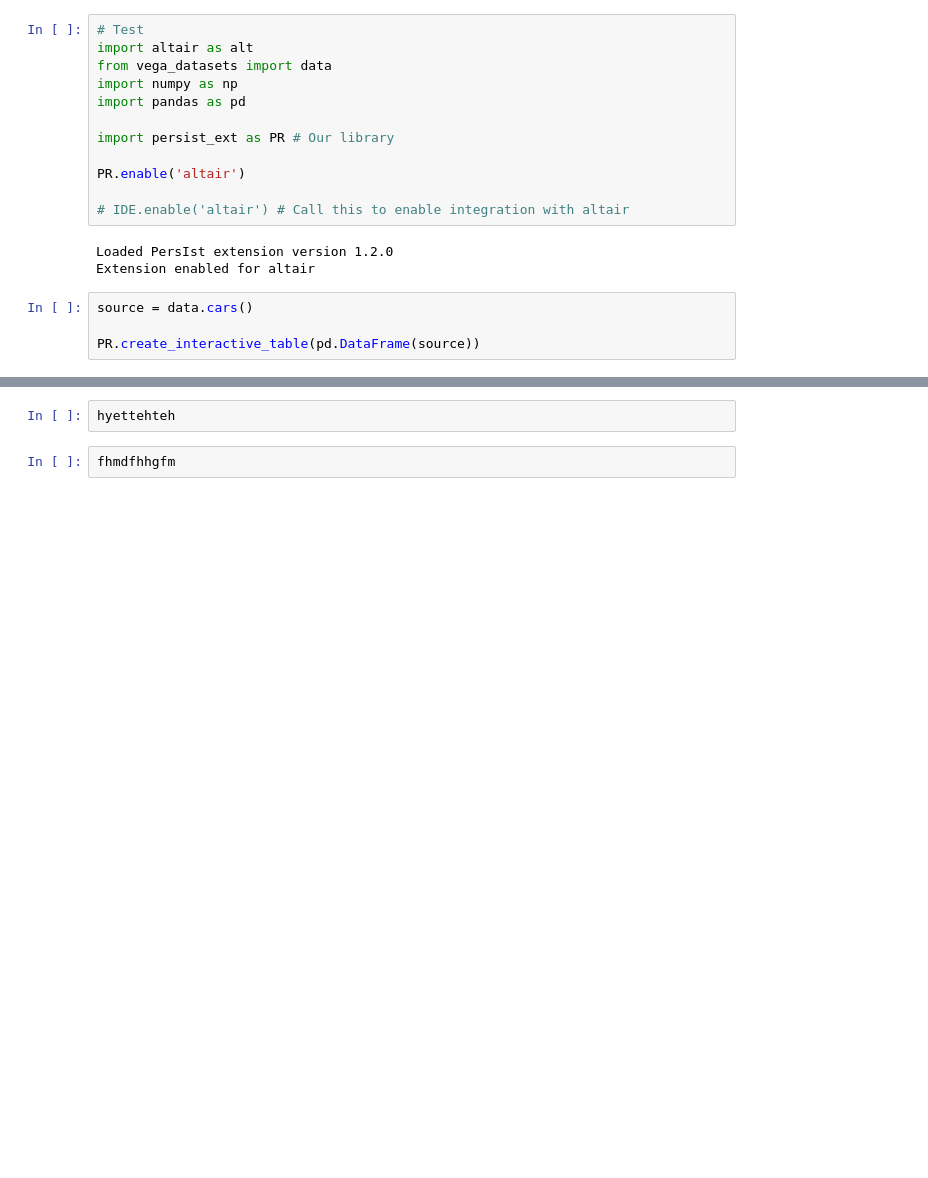
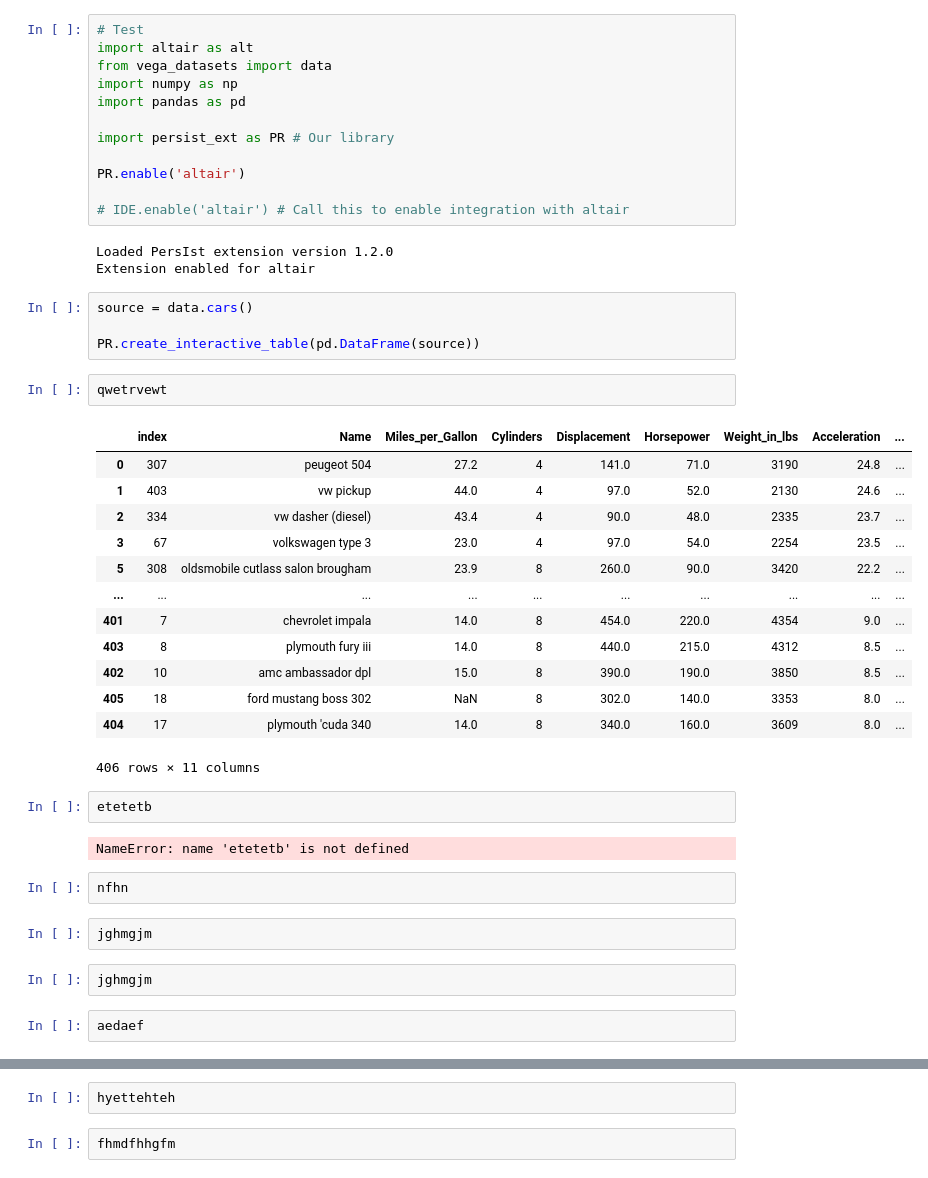
Before and after one commit to visdesignlab/persist, a Jupyter notebook: examples/basic_ext_test.ipynb, the cells around one changed output, grey strips where cells are left out. Saved outputs shown, nothing was run; the diff lists cells and outputs as text; blank space fills up the shorter version.

```diff
--- a/examples/basic_ext_test.ipynb
+++ b/examples/basic_ext_test.ipynb
@@ -17,5 +17,33 @@ Extension enabled for altair
 source = data.cars()
 
 PR.create_interactive_table(pd.DataFrame(source))
+# %%
+qwetrvewt
+# %% [output]
+|  | index | Name | Miles_per_Gallon | Cylinders | Displacement | Horsepower | Weight_in_lbs | Acceleration | ... |
+| 0 | 307 | peugeot 504 | 27.2 | 4 | 141.0 | 71.0 | 3190 | 24.8 | ... |
+| 1 | 403 | vw pickup | 44.0 | 4 | 97.0 | 52.0 | 2130 | 24.6 | ... |
+| 2 | 334 | vw dasher (diesel) | 43.4 | 4 | 90.0 | 48.0 | 2335 | 23.7 | ... |
+| 3 | 67 | volkswagen type 3 | 23.0 | 4 | 97.0 | 54.0 | 2254 | 23.5 | ... |
+| 5 | 308 | oldsmobile cutlass salon brougham | 23.9 | 8 | 260.0 | 90.0 | 3420 | 22.2 | ... |
+| ... | ... | ... | ... | ... | ... | ... | ... | ... | ... |
+| 401 | 7 | chevrolet impala | 14.0 | 8 | 454.0 | 220.0 | 4354 | 9.0 | ... |
+| 403 | 8 | plymouth fury iii | 14.0 | 8 | 440.0 | 215.0 | 4312 | 8.5 | ... |
+| 402 | 10 | amc ambassador dpl | 15.0 | 8 | 390.0 | 190.0 | 3850 | 8.5 | ... |
+| 405 | 18 | ford mustang boss 302 | NaN | 8 | 302.0 | 140.0 | 3353 | 8.0 | ... |
+| 404 | 17 | plymouth 'cuda 340 | 14.0 | 8 | 340.0 | 160.0 | 3609 | 8.0 | ... |
+406 rows × 11 columns
+# %%
+etetetb
+# %% [output]
+NameError: name 'etetetb' is not defined
+# %%
+nfhn
+# %%
+jghmgjm
+# %%
+jghmgjm
+# %%
+aedaef
 # %%
 qecqe
```
Also changed, not shown: parts of 8 cells of this notebook, 7 other files.
